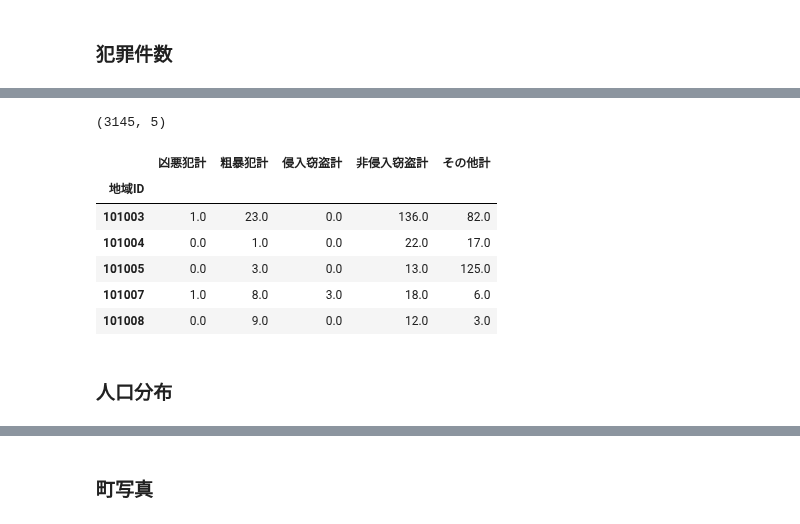
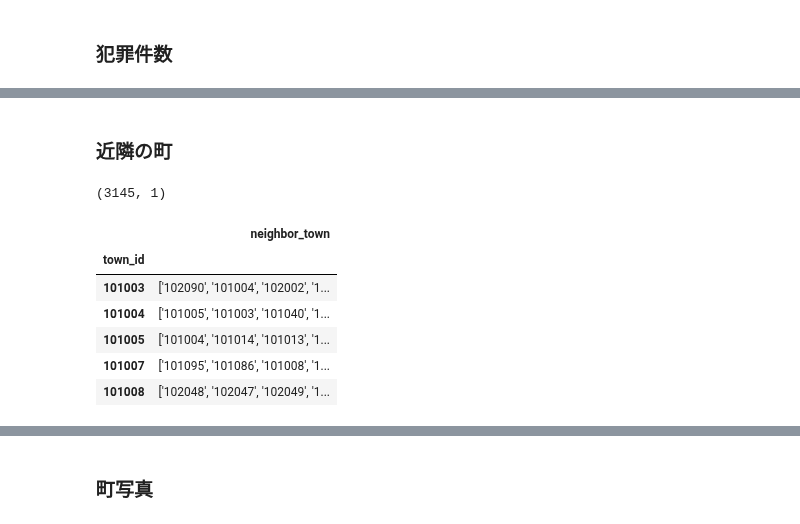
Before and after one commit to z-guard/analysis, a Jupyter notebook: notebooks/all_town_detail.ipynb, the cells around one changed output, grey strips where cells are left out. Cells and saved outputs as stored; diff of their text form; code cells hidden in the pictures.

```diff
--- a/notebooks/all_town_detail.ipynb
+++ b/notebooks/all_town_detail.ipynb
@@ -191,16 +236,15 @@ df_medical.head()
+# %% [markdown]
+### 近隣の町
 # %%
-df_crime = pd.read_csv(os.path.join(DIR_NAME, 'crime_score.csv'))\
-            .drop(columns=['治安スコア']).set_index('地域ID')
-print(df_crime.shape)
-df_crime.head()
+df_geo_master = pd.read_csv(os.path.join(DIR_NAME, 'geocoding.csv'))[['town_id', 'neighbor_town']].set_index('town_id')
+print(df_geo_master.shape)
+df_geo_master.head()
 # %% [output]
-(3145, 5)
+(3145, 1)
-|  | 凶悪犯計 | 粗暴犯計 | 侵入窃盗計 | 非侵入窃盗計 | その他計 |
-| 地域ID |  |  |  |  |  |
-| 101003 | 1.0 | 23.0 | 0.0 | 136.0 | 82.0 |
-| 101004 | 0.0 | 1.0 | 0.0 | 22.0 | 17.0 |
-| 101005 | 0.0 | 3.0 | 0.0 | 13.0 | 125.0 |
-| 101007 | 1.0 | 8.0 | 3.0 | 18.0 | 6.0 |
-| 101008 | 0.0 | 9.0 | 0.0 | 12.0 | 3.0 |
+|  | neighbor_town |
+| town_id |  |
+| 101003 | ['102090', '101004', '102002', '1... |
+| 101004 | ['101005', '101003', '101040', '1... |
+| 101005 | ['101004', '101014', '101013', '1... |
+| 101007 | ['101095', '101086', '101008', '1... |
+| 101008 | ['102048', '102047', '102049', '1... |
-# %% [markdown]
-### 人口分布
```
Also changed, not shown: parts of 19 cells of this notebook.
